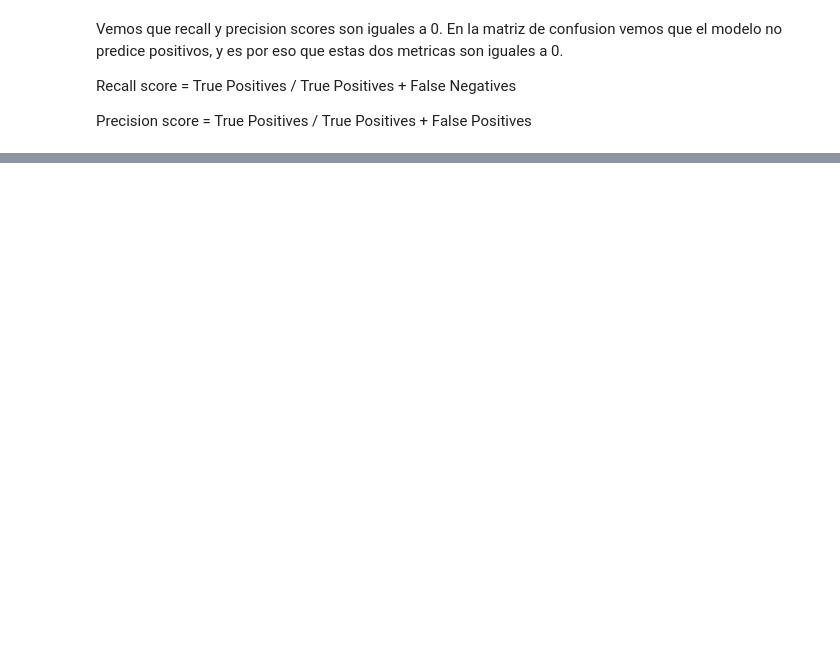
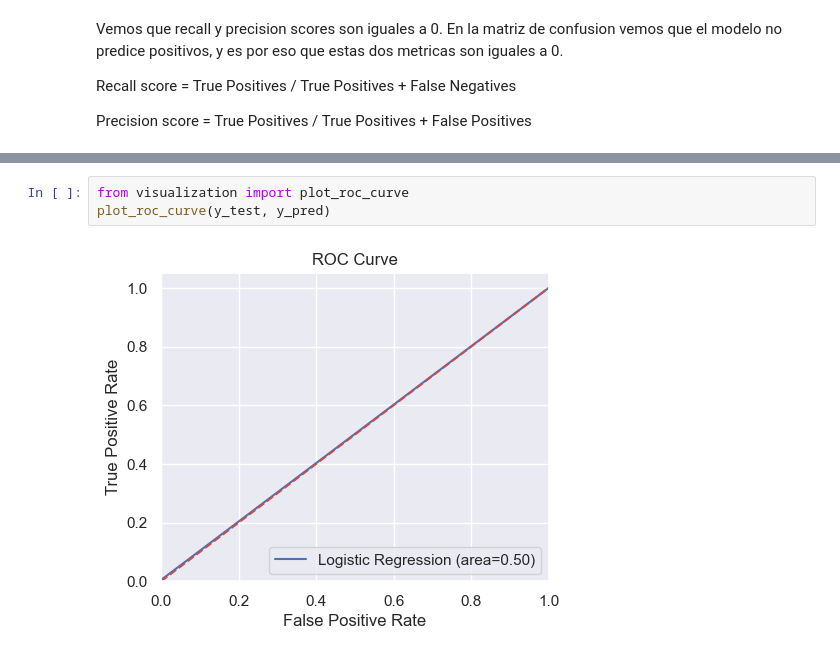
Before and after one commit to adilelle1/navegacion_web_poo, a Jupyter notebook: navegacion_web.ipynb, the cells around one changed output, grey strips where cells are left out. Cells and saved outputs as stored; diff of their text form; blank space fills up the shorter version.

```diff
--- a/navegacion_web.ipynb
+++ b/navegacion_web.ipynb
@@ -1267,0 +1281,5 @@ sns.heatmap(confmat_df_lru, annot=True, fmt='d', cmap='coolwarm');
+# %%
+from visualization import plot_roc_curve
+plot_roc_curve(y_test, y_pred)
+# %% [output]
+[figure, added]
```
Also changed, not shown: parts of 67 cells of this notebook, 1 other file.
